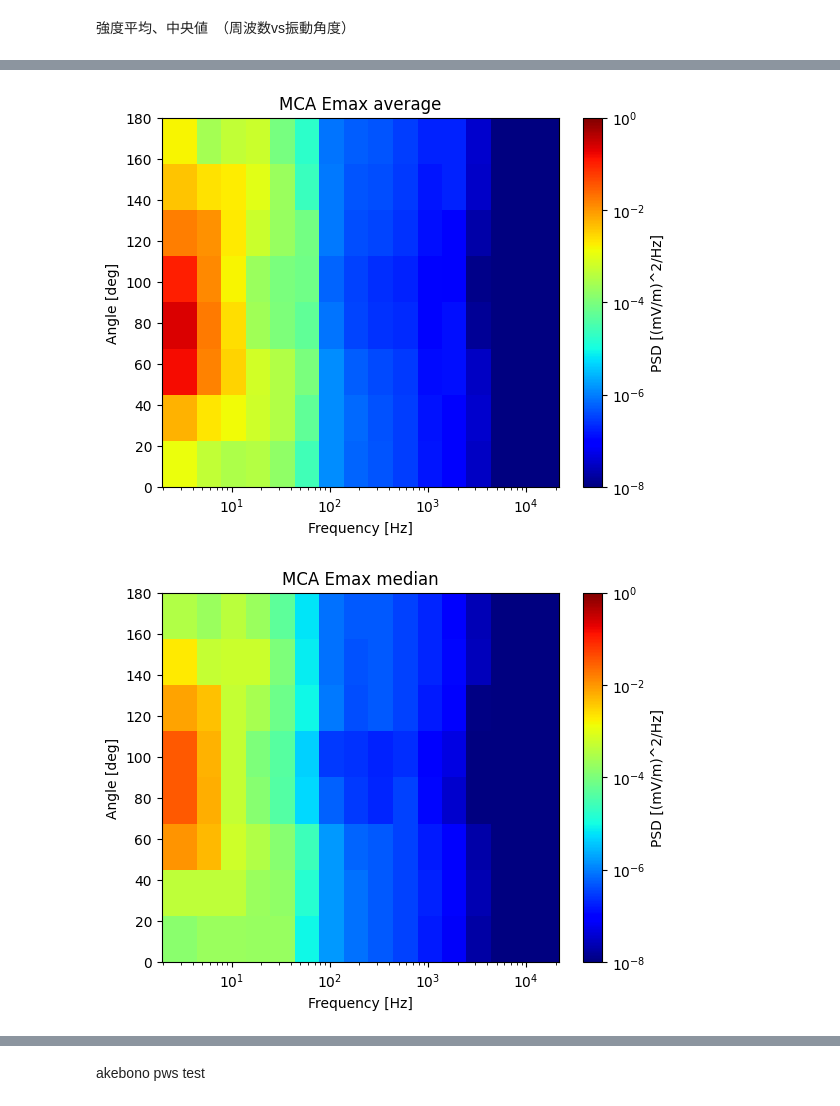
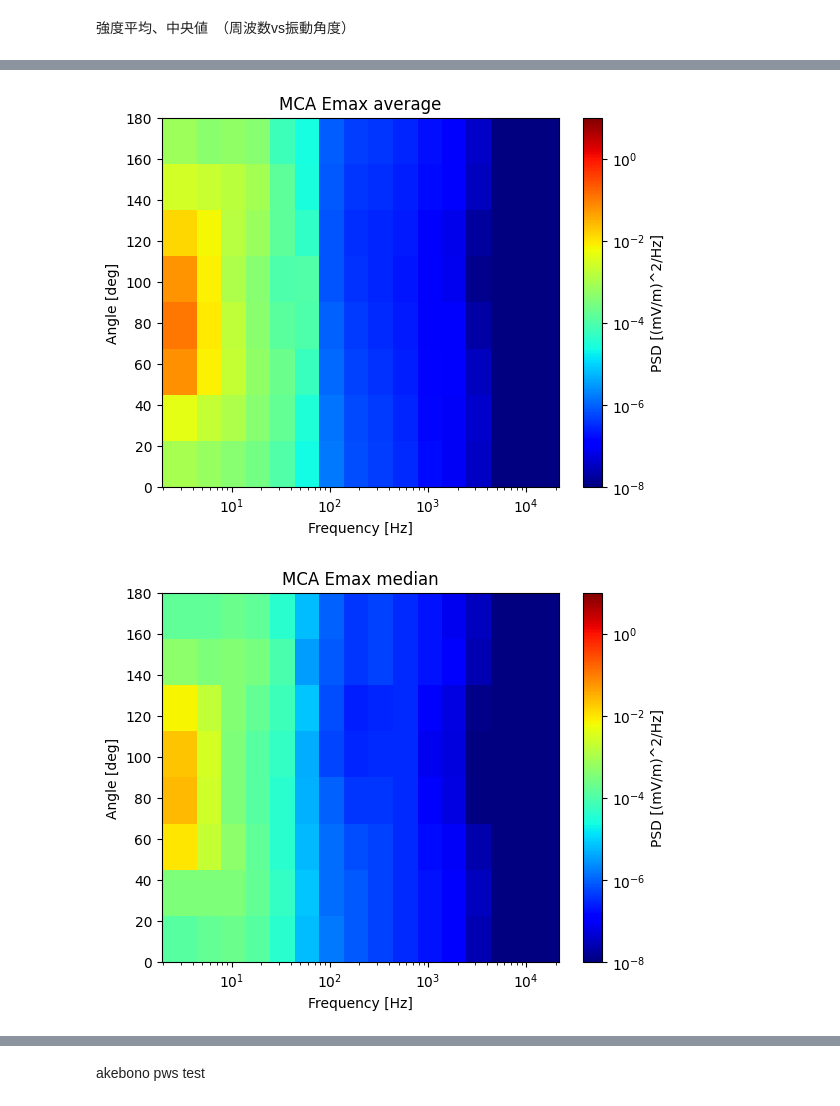
Before and after one commit to shuji-onosawa/akebono_analysis, a Jupyter notebook: src/Akebono_analysis.ipynb, the cells around one changed output, grey strips where cells are left out. Saved outputs shown, nothing was run; the diff lists cells and outputs as text; code cells hidden in the pictures.

```diff
--- a/src/Akebono_analysis.ipynb
+++ b/src/Akebono_analysis.ipynb
@@ -32,10 +53,17 @@ pytplot.data_quants['angle_btwn_B0_Ey']
 強度平均、中央値　（周波数vs振動角度）
 # %%
 from calc_pwr_matrix_angle_vs_freq import calc_pwr_matrix_angle_vs_freq
+import pytplot
+import utilities
+import akebono
 
 date = '1990-02-03'
-start_time = '22:55:00'
-end_time='22:57:00'
+start_time = '22:54:00'
+end_time='22:59:00'
+next_date = utilities.get_next_date(date)
+akebono.orb(trange=[date, next_date])
+
 intensity_e_matrix, intensity_m_martrix, medi_e, medi_m = calc_pwr_matrix_angle_vs_freq(date=date,
                                                                         start_time=start_time,
                                                                         end_time=end_time)
+pytplot.tplot_names()
@@ -52,7 +99,7 @@ freq = np.array([3.16, 5.62, 10, 17.6,
 angle = np.array([11.25, 33.75, 56.25, 78.75, 101.25, 123.75, 146.25, 168.75])
 
 fig, ax = plt.subplots()
-im = ax.pcolormesh(freq, angle, intensity_e_matrix, cmap='jet', norm=LogNorm(vmin=1e-8, vmax=1))
+im = ax.pcolormesh(freq, angle, intensity_e_matrix, cmap='jet', norm=LogNorm(vmin=1e-8, vmax=10))
 # カラーバーの追加
 cbar = plt.colorbar(im)
 cbar.ax.set_ylabel('PSD [(mV/m)^2/Hz]')
@@ -65,34 +112,34 @@ ax.set_title('MCA Emax average')
 plt.savefig('../plots/freq_angle_pwr_plot/'+date+'_'+start_time.replace(':', '')+'_'+end_time.replace(':','')+'_Emax_average.png')
 plt.show()
 # %% [output]
-[figure, old version]
+[figure, new version]
 # %%
 from matplotlib.colors import LogNorm
 import matplotlib.pyplot as plt
 import numpy as np
 # 作成した角度ごとのMCAのデータ(8*16の配列)をプロットする
 freq = np.array([3.16, 5.62, 10, 17.6,
                  31.6, 56.2, 100, 176,
                  316, 562, 1000, 1760,
                  3160, 5620, 10000, 17600])
 
 angle = np.array([11.25, 33.75, 56.25, 78.75, 101.25, 123.75, 146.25, 168.75])
 
 fig, ax = plt.subplots()
-im = ax.pcolormesh(freq, angle, medi_e, cmap='jet', norm=LogNorm(vmin=1e-8, vmax=1))
+im = ax.pcolormesh(freq, angle, medi_e, cmap='jet', norm=LogNorm(vmin=1e-8, vmax=10))
 # カラーバーの追加
 cbar = plt.colorbar(im)
 cbar.ax.set_ylabel('PSD [(mV/m)^2/Hz]')
 # カラーバーの値の範囲の設定
 
 ax.set_xscale('log')
 ax.set_xlabel('Frequency [Hz]')
 ax.set_ylabel('Angle [deg]')
 ax.set_title('MCA Emax median')
 plt.savefig('../plots/freq_angle_pwr_plot/'+date+'_'+start_time.replace(':', '')+'_'+end_time.replace(':','')+'_Emax_median.png')
 plt.show()
 # %% [output]
-[figure, old version]
+[figure, new version]
 # %%
 from matplotlib.colors import LogNorm
 # 作成した角度ごとのMCAのデータ(8*16の配列)をプロットする
```
Also changed, not shown: parts of 19 cells of this notebook, 7 other files.
